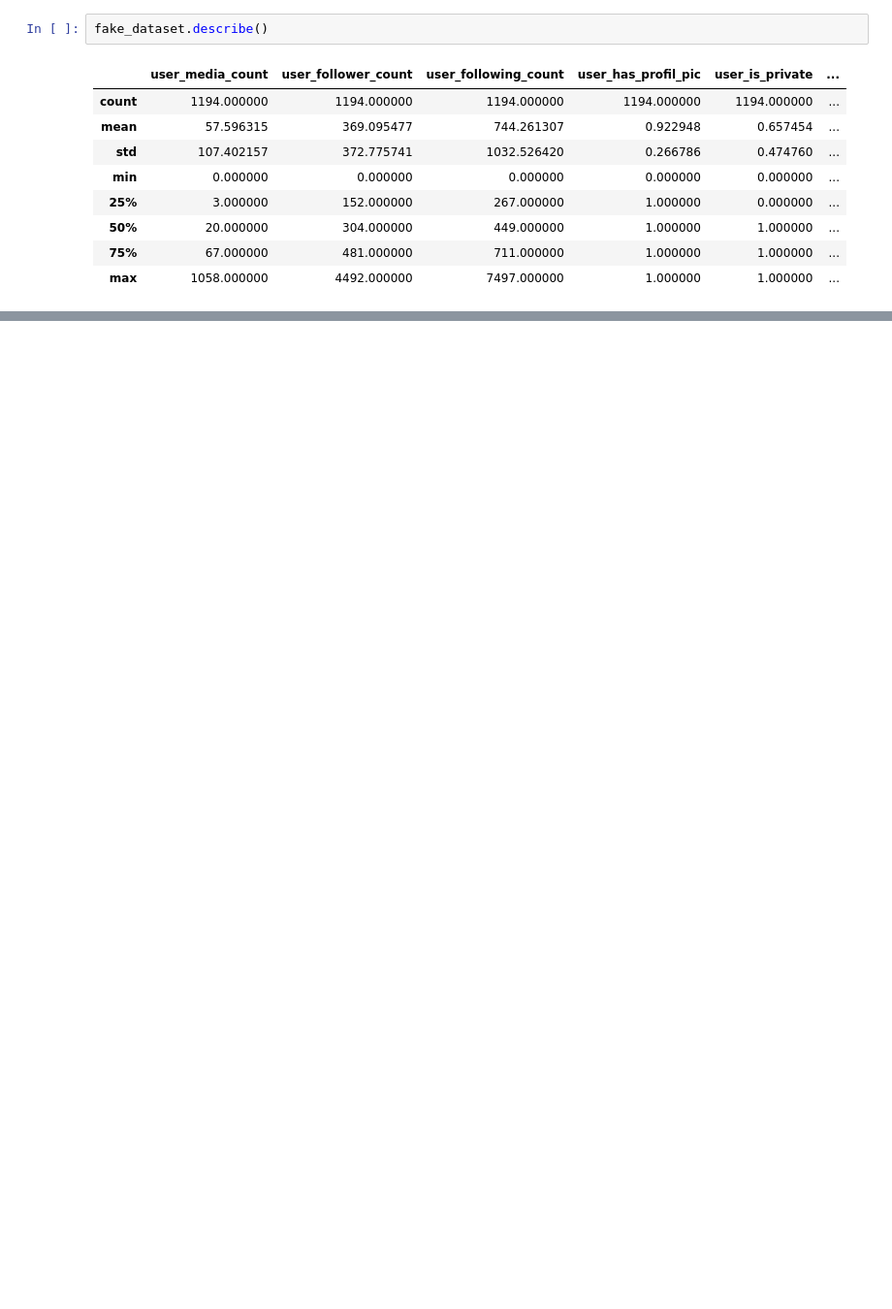
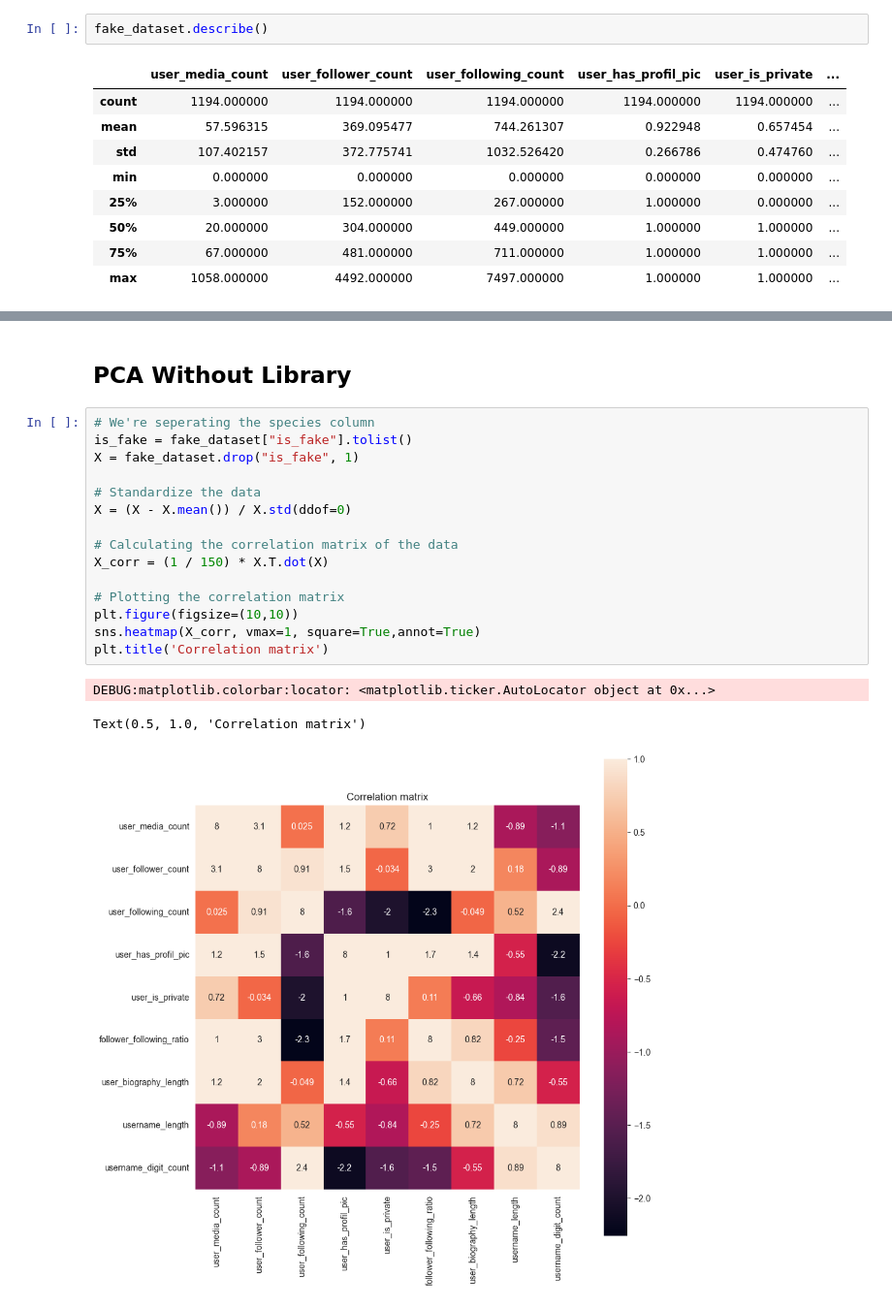
Before and after one commit to waffiqaziz/ta-instafake, a Jupyter notebook: Noteboook2.ipynb, the cells around one changed output, grey strips where cells are left out. Shown at 97% size. Saved outputs shown, nothing was run; the diff lists cells and outputs as text; blank space fills up the shorter version.

Commit message:
Add PCA without library
Still need improvement

```diff
--- a/Noteboook2.ipynb
+++ b/Noteboook2.ipynb
@@ -336,0 +380,21 @@ Classification accuracy (Linear kernel): 0.21727019498607247
+# %% [markdown]
+## PCA Without Library
+# %%
+# We're seperating the species column
+is_fake = fake_dataset["is_fake"].tolist()
+X = fake_dataset.drop("is_fake", 1)
+
+# Standardize the data
+X = (X - X.mean()) / X.std(ddof=0)
+
+# Calculating the correlation matrix of the data
+X_corr = (1 / 150) * X.T.dot(X)
+
+# Plotting the correlation matrix
+plt.figure(figsize=(10,10))
+sns.heatmap(X_corr, vmax=1, square=True,annot=True)
+plt.title('Correlation matrix')
+# %% [output]
+DEBUG:matplotlib.colorbar:locator: <matplotlib.ticker.AutoLocator object at 0x...>
+Text(0.5, 1.0, 'Correlation matrix')
+[figure, added]
```
Also changed, not shown: parts of 16 cells of this notebook.
